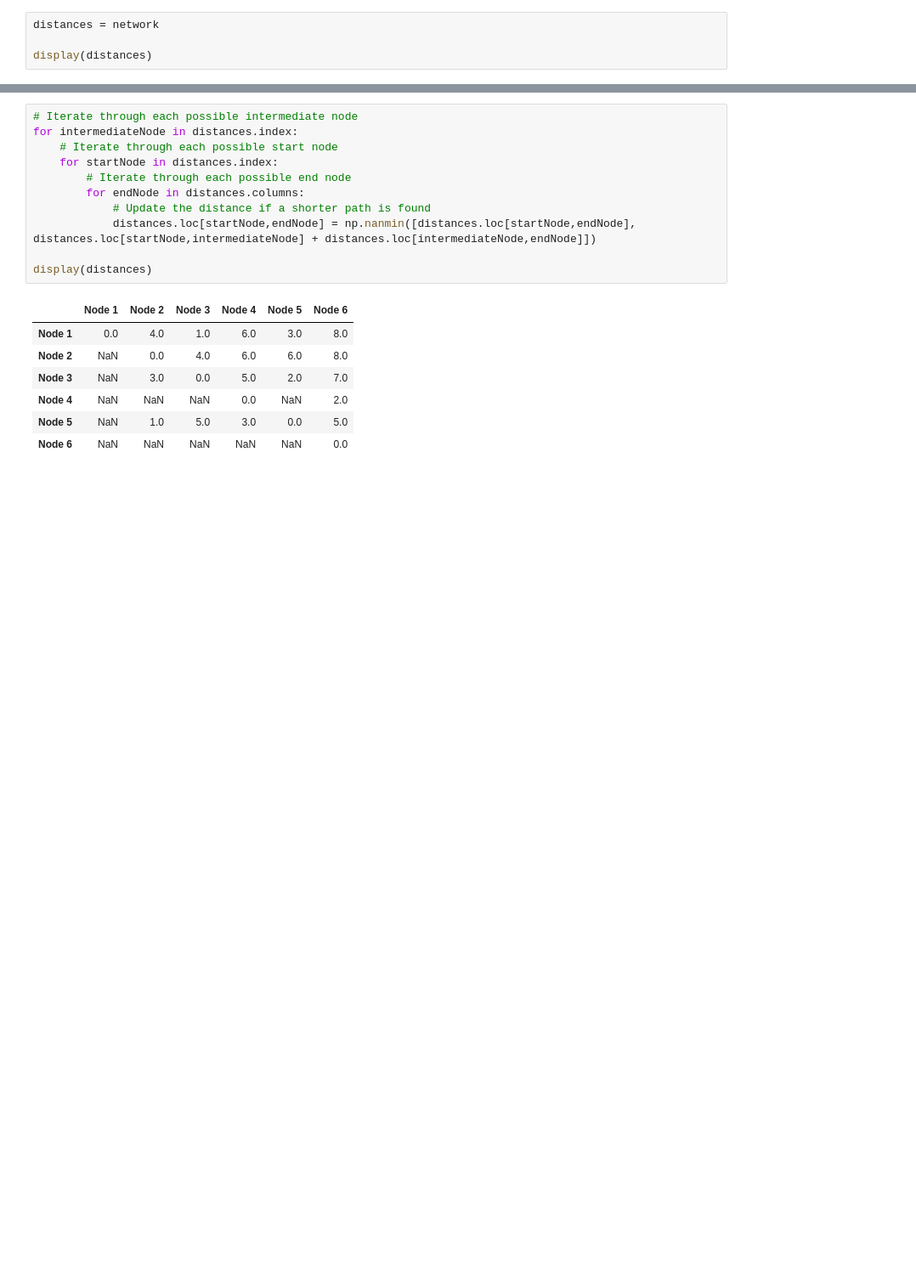
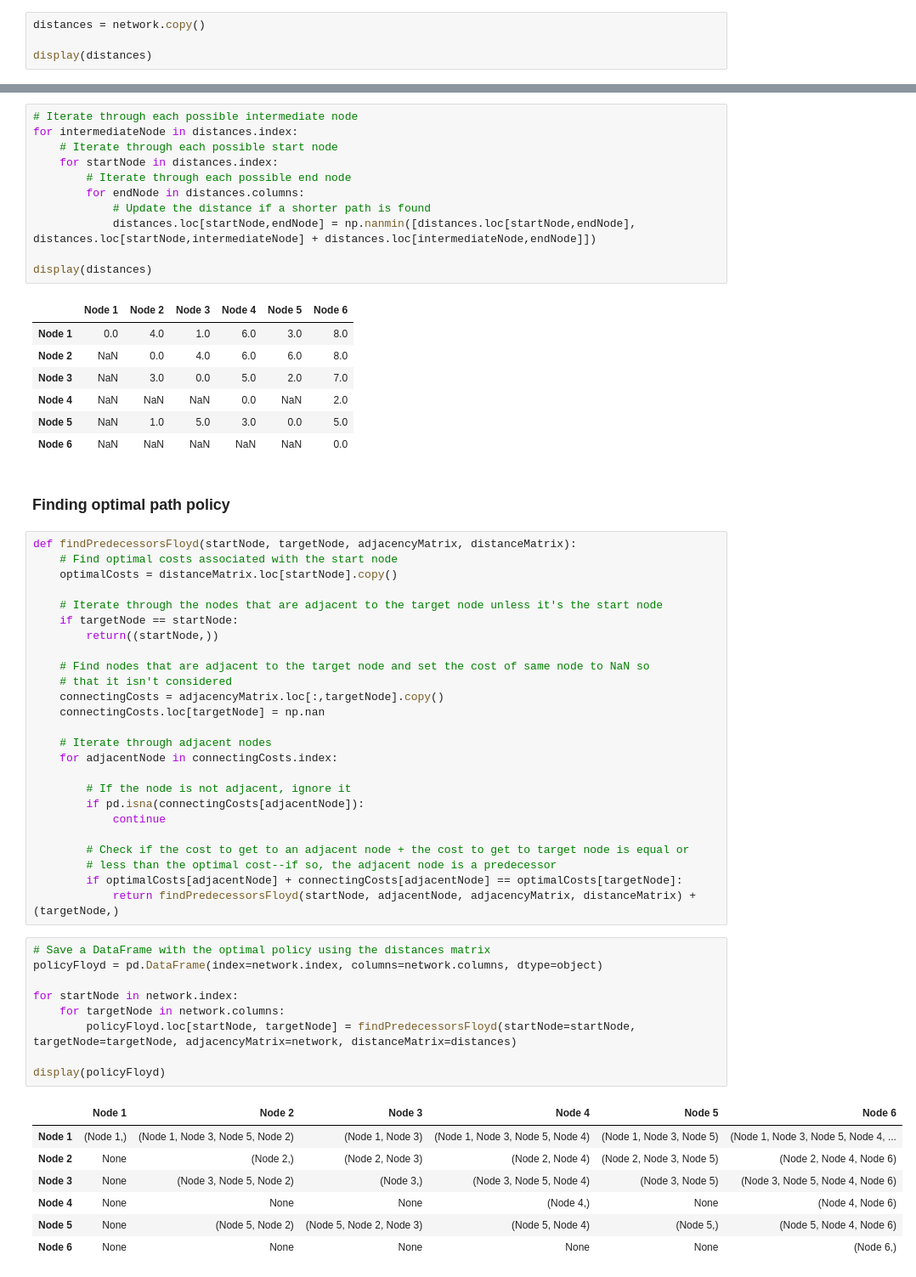
Before and after one commit to darpitydarp/ECI-253, a Jupyter notebook: HW2/ECI_253_HW2.ipynb, the cells around one changed output, grey strips where cells are left out. Shown: that part at 85% size. Drawn from its saved outputs; the diff is of its cells as text; blank space fills up the shorter version.

```diff
--- a/HW2/ECI_253_HW2.ipynb
+++ b/HW2/ECI_253_HW2.ipynb
@@ -236,7 +184,7 @@ dtype: object
 # %% [markdown]
 Initialize distance matrix using the original network matrix
 # %%
-distances = network
+distances = network.copy()
 
 display(distances)
 # %% [output]
@@ -266,3 +214,47 @@ display(distances)
 | Node 4 | NaN | NaN | NaN | 0.0 | NaN | 2.0 |
 | Node 5 | NaN | 1.0 | 5.0 | 3.0 | 0.0 | 5.0 |
 | Node 6 | NaN | NaN | NaN | NaN | NaN | 0.0 |
+# %% [markdown]
+### Finding optimal path policy
+# %%
+def findPredecessorsFloyd(startNode, targetNode, adjacencyMatrix, distanceMatrix):
+    # Find optimal costs associated with the start node
+    optimalCosts = distanceMatrix.loc[startNode].copy()
+
+    # Iterate through the nodes that are adjacent to the target node unless it's the start node
+    if targetNode == startNode:
+        return((startNode,))
+
+    # Find nodes that are adjacent to the target node and set the cost of same node to NaN so
+    # that it isn't considered
+    connectingCosts = adjacencyMatrix.loc[:,targetNode].copy()
+    connectingCosts.loc[targetNode] = np.nan
+
+    # Iterate through adjacent nodes
+    for adjacentNode in connectingCosts.index:
+
+        # If the node is not adjacent, ignore it
+        if pd.isna(connectingCosts[adjacentNode]):
+            continue
+
+        # Check if the cost to get to an adjacent node + the cost to get to target node is equal or
+        # less than the optimal cost--if so, the adjacent node is a predecessor
+        if optimalCosts[adjacentNode] + connectingCosts[adjacentNode] == optimalCosts[targetNode]:
+            return findPredecessorsFloyd(startNode, adjacentNode, adjacencyMatrix, distanceMatrix) + (targetNode,)
+# %%
+# Save a DataFrame with the optimal policy using the distances matrix
+policyFloyd = pd.DataFrame(index=network.index, columns=network.columns, dtype=object)
+
+for startNode in network.index:
+    for targetNode in network.columns:
+        policyFloyd.loc[startNode, targetNode] = findPredecessorsFloyd(startNode=startNode, targetNode=targetNode, adjacencyMatrix=network, distanceMatrix=distances)
+
+display(policyFloyd)
+# %% [output]
+|  | Node 1 | Node 2 | Node 3 | Node 4 | Node 5 | Node 6 |
+| Node 1 | (Node 1,) | (Node 1, Node 3, Node 5, Node 2) | (Node 1, Node 3) | (Node 1, Node 3, Node 5, Node 4) | (Node 1, Node 3, Node 5) | (Node 1, Node 3, Node 5, Node 4, ... |
+| Node 2 | None | (Node 2,) | (Node 2, Node 3) | (Node 2, Node 4) | (Node 2, Node 3, Node 5) | (Node 2, Node 4, Node 6) |
+| Node 3 | None | (Node 3, Node 5, Node 2) | (Node 3,) | (Node 3, Node 5, Node 4) | (Node 3, Node 5) | (Node 3, Node 5, Node 4, Node 6) |
+| Node 4 | None | None | None | (Node 4,) | None | (Node 4, Node 6) |
+| Node 5 | None | (Node 5, Node 2) | (Node 5, Node 2, Node 3) | (Node 5, Node 4) | (Node 5,) | (Node 5, Node 4, Node 6) |
+| Node 6 | None | None | None | None | None | (Node 6,) |
```
Also changed, not shown: parts of 4 cells of this notebook.
